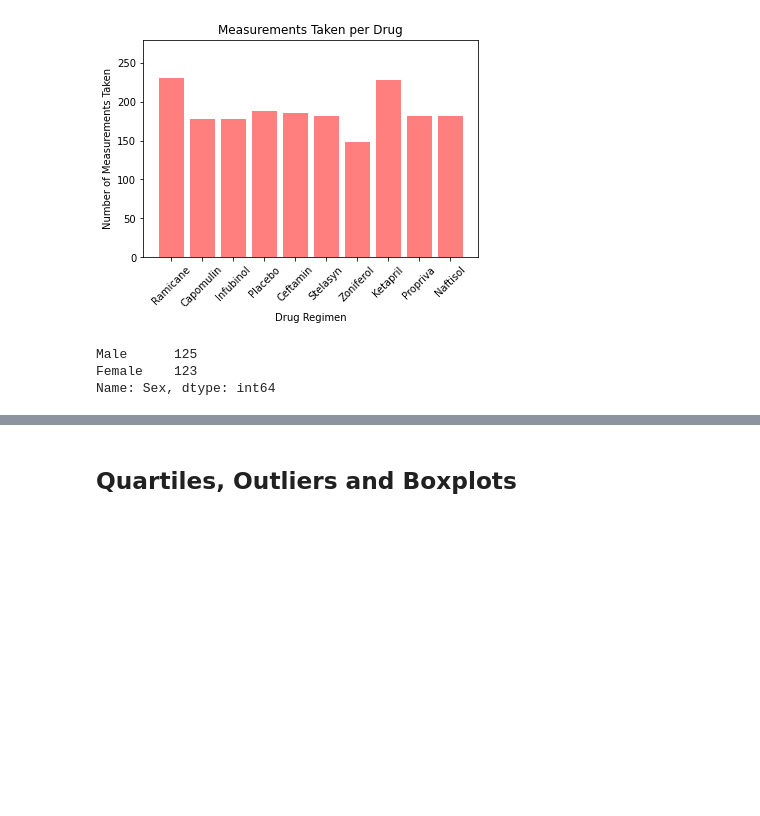
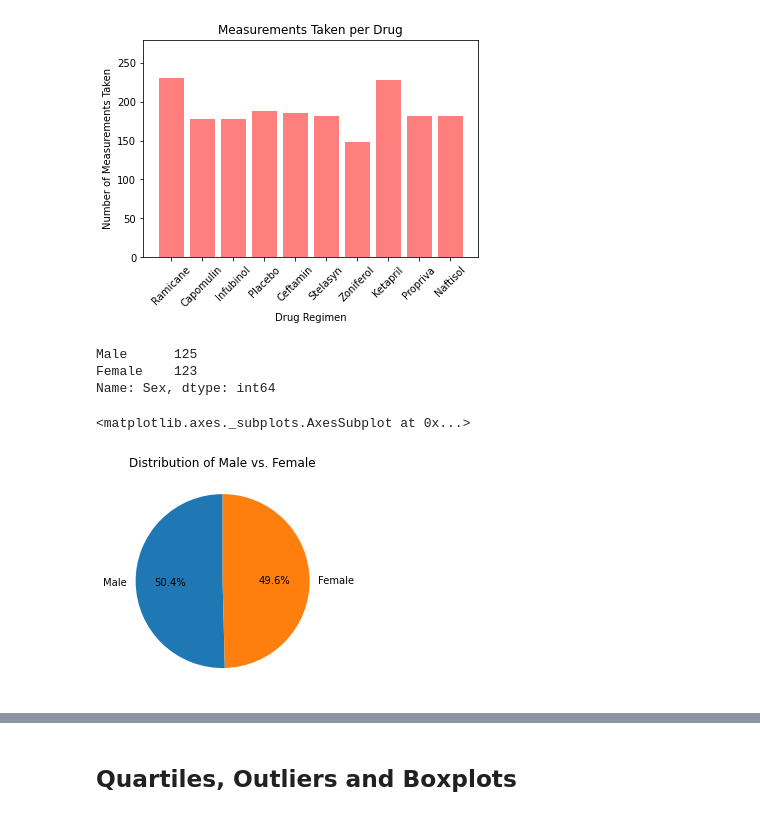
Before and after one commit to HilaryKoerner/PyMaceutical_Matplotlib_Analysis, a Jupyter notebook: Pymaceuticals-Copy4.ipynb, the cells around one changed output, grey strips where cells are left out. Saved outputs shown, nothing was run; the diff lists cells and outputs as text; code cells hidden in the pictures; blank space fills up the shorter version.

```diff
--- a/Pymaceuticals-Copy4.ipynb
+++ b/Pymaceuticals-Copy4.ipynb
@@ -275,2 +273,11 @@ Name: Sex, dtype: int64
+# %%
+# Pandas Pie Chart: Female vs. Male
+# this needs work
+sex_pie = sex_count.plot(kind="pie", title="Distribution of Male vs. Female", autopct="%1.1f%%", startangle=90)
+sex_pie.set_ylabel("")
+sex_pie
+# %% [output]
+<matplotlib.axes._subplots.AxesSubplot at 0x...>
+[figure, added]
 # %%
 # #Pyplot Pie Chart: Female vs. Male
```
Also changed, not shown: parts of 3 cells of this notebook.
